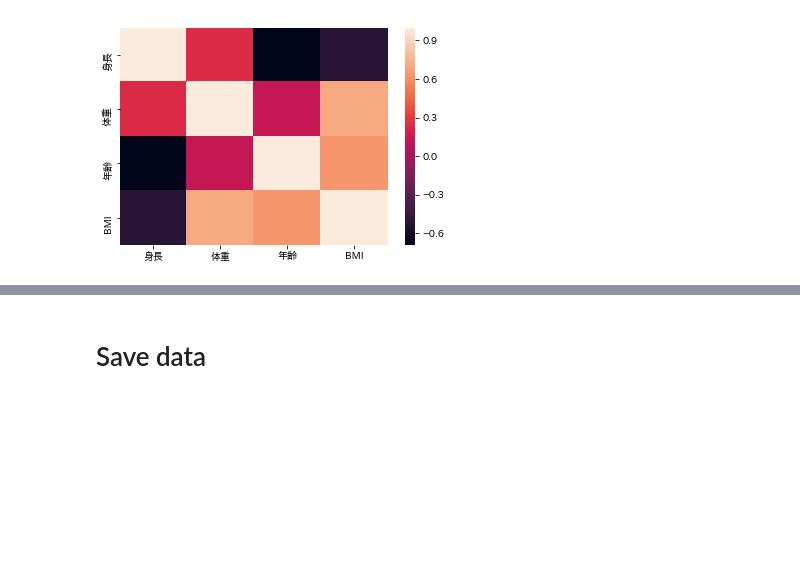
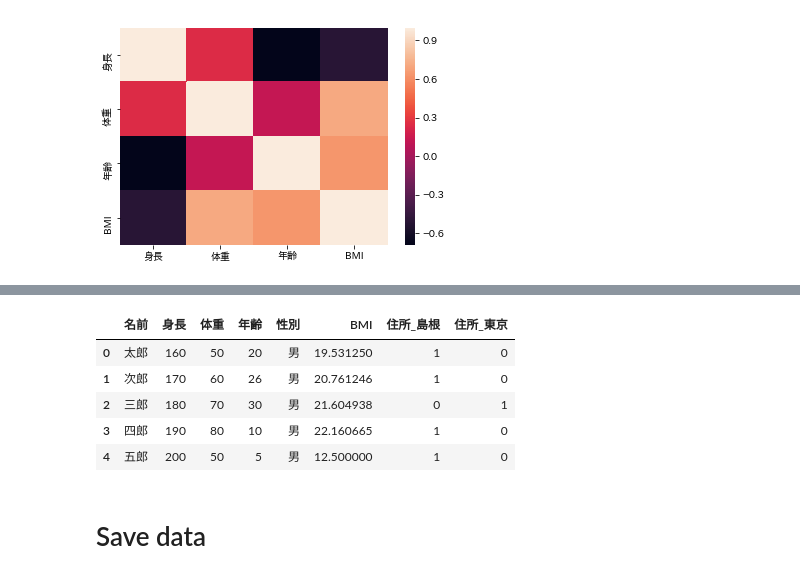
Before and after one commit to laplaciannin102/DataAnalysisTraining, a Jupyter notebook: 201908/analysis/PythonTraining_001.ipynb, the cells around one changed output, grey strips where cells are left out. Drawn from its saved outputs; the diff is of its cells as text; code cells hidden in the pictures; blank space fills up the shorter version.

```diff
--- a/201908/analysis/PythonTraining_001.ipynb
+++ b/201908/analysis/PythonTraining_001.ipynb
@@ -396,3 +407,13 @@ sns.heatmap(corr)
+# %%
+df4 = pd.get_dummies(df3, columns=['住所'])
+df4
+# %% [output]
+|  | 名前 | 身長 | 体重 | 年齢 | 性別 | BMI | 住所_島根 | 住所_東京 |
+| 0 | 太郎 | 160 | 50 | 20 | 男 | 19.531250 | 1 | 0 |
+| 1 | 次郎 | 170 | 60 | 26 | 男 | 20.761246 | 1 | 0 |
+| 2 | 三郎 | 180 | 70 | 30 | 男 | 21.604938 | 0 | 1 |
+| 3 | 四郎 | 190 | 80 | 10 | 男 | 22.160665 | 1 | 0 |
+| 4 | 五郎 | 200 | 50 | 5 | 男 | 12.500000 | 1 | 0 |
 # %% [markdown]
 # Save data
 # %% [markdown]
```
Also changed, not shown: parts of 3 cells of this notebook, 3 other files.
